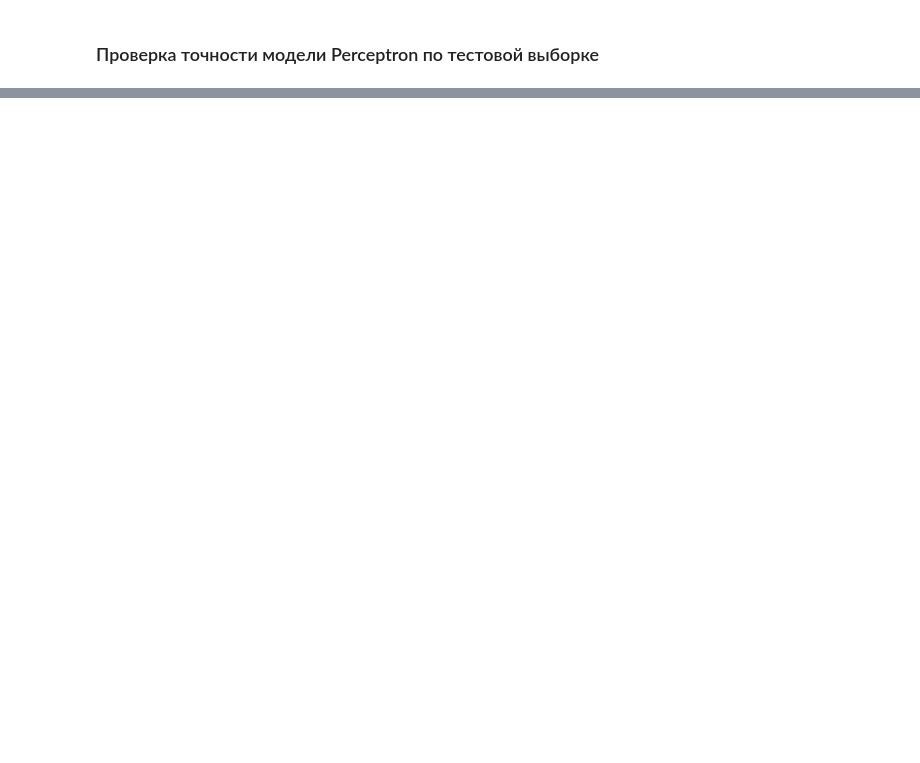
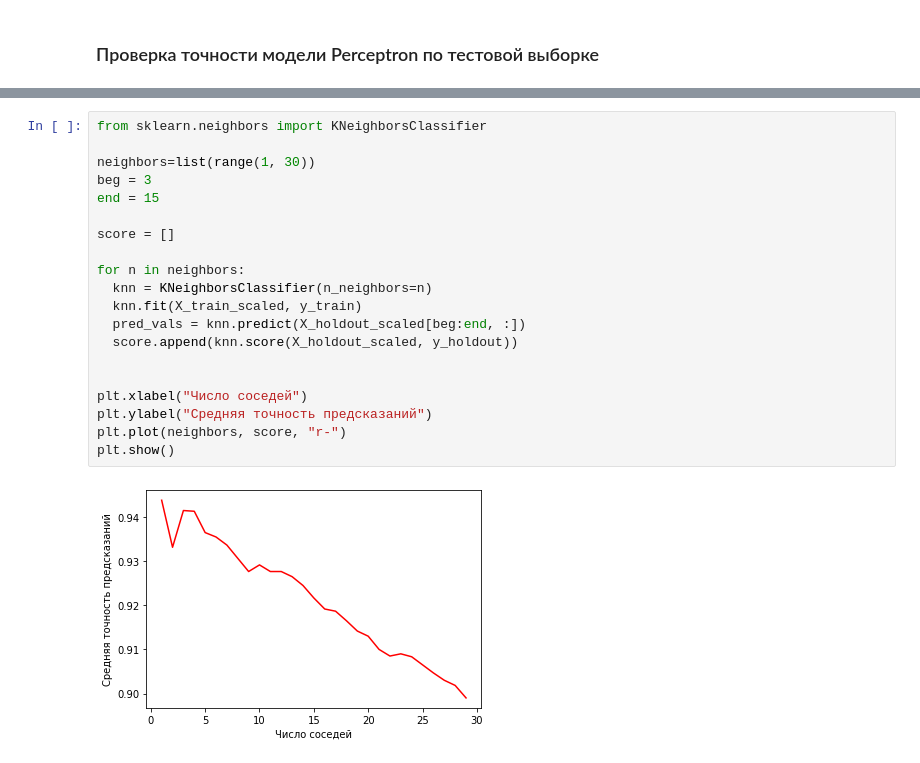
Before and after one commit to AlexyNat/ml, a Jupyter notebook: lab4.ipynb, the cells around one changed output, grey strips where cells are left out. Drawn from its saved outputs; the diff is of its cells as text; blank space fills up the shorter version.

```diff
--- a/lab4.ipynb
+++ b/lab4.ipynb
@@ -142,0 +187,22 @@ print(f'Средняя точность предсказаний: {clf_perc.scor
+# %%
+from sklearn.neighbors import KNeighborsClassifier
+
+neighbors=list(range(1, 30))
+beg = 3
+end = 15
+
+score = []
+
+for n in neighbors:
+  knn = KNeighborsClassifier(n_neighbors=n)
+  knn.fit(X_train_scaled, y_train)
+  pred_vals = knn.predict(X_holdout_scaled[beg:end, :])
+  score.append(knn.score(X_holdout_scaled, y_holdout))
+
+
+plt.xlabel("Число соседей")
+plt.ylabel("Средняя точность предсказаний")
+plt.plot(neighbors, score, "r-")
+plt.show()
+# %% [output]
+[figure, added]
```
Also changed, not shown: parts of 11 cells of this notebook.
